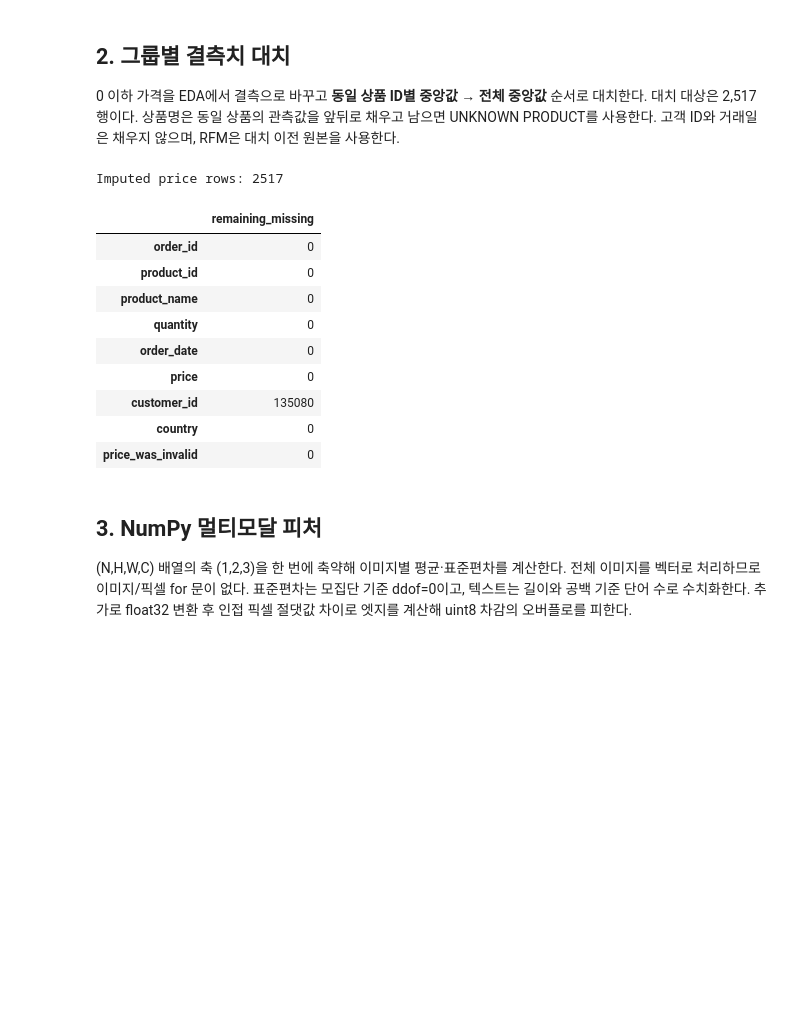
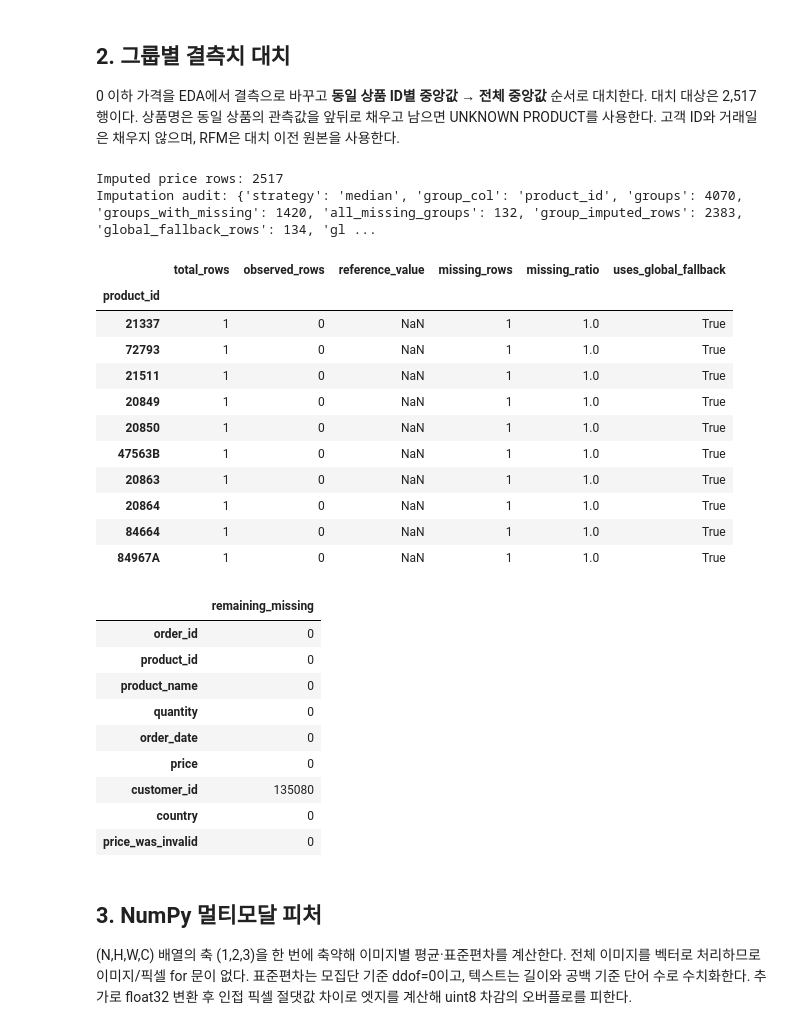
Before and after one commit to 00skgun/codessey_advance, a Jupyter notebook: 1-1/notebooks/analysis_report.ipynb, the cells around one changed output. Cells and saved outputs as stored; diff of their text form; code cells hidden in the pictures; blank space fills up the shorter version.

```diff
--- a/1-1/notebooks/analysis_report.ipynb
+++ b/1-1/notebooks/analysis_report.ipynb
@@ -36,7 +36,11 @@ Rows / raw columns: (541909, 8)
 ## 1. 데이터 구조와 결측
 숫자(가격·수량), 텍스트(상품명), 범주(국가), 날짜를 확인한다. 원본 고객 ID 누락 135,080행은 RFM에서 제외한다. 따라서 분석 결과는 고객 식별이 가능한 거래를 대표하며 전체 방문 고객을 대표하지 않는다.
 # %%
+from scripts.report_evidence import load_config, correlation_pairs
+settings = load_config(ROOT / 'outputs/config_used.json')
+a.analysis_config = settings
 a.raw.info()
+display(a.raw.dtypes.astype(str).value_counts().rename('column_count').to_frame())
 display(a.raw.describe(include='all'))
 display(pd.DataFrame({'raw_missing': a.raw.isna().sum(), 'eda_missing_before': a.df.isna().sum()}))
 # %% [output]
@@ -81,21 +90,36 @@ memory usage: 33.1 MB
 ## 2. 그룹별 결측치 대치
 0 이하 가격을 EDA에서 결측으로 바꾸고 **동일 상품 ID별 중앙값 → 전체 중앙값** 순서로 대치한다. 대치 대상은 2,517행이다. 상품명은 동일 상품의 관측값을 앞뒤로 채우고 남으면 UNKNOWN PRODUCT를 사용한다. 고객 ID와 거래일은 채우지 않으며, RFM은 대치 이전 원본을 사용한다.
 # %%
-a.handle_missing_values(strategy='median', group_col='product_id')
+a.handle_missing(strategy=settings['missing_strategy'], group_col=settings['missing_group_col'])
 print('Imputed price rows:', a.audit['imputed_price'])
+print('Imputation audit:', a.audit['price_imputation'])
+display(a.imputation_details['price'].sort_values('missing_ratio', ascending=False).head(10))
 display(a.df.isna().sum().rename('remaining_missing').to_frame())
 # %% [output]
 Imputed price rows: 2517
+Imputation audit: {'strategy': 'median', 'group_col': 'product_id', 'groups': 4070, 'groups_with_missing': 1420, 'all_missing_groups': 132, 'group_imputed_rows': 2383, 'global_fallback_rows': 134, 'gl ...
-|  | remaining_missing |
-| order_id | 0 |
-| product_id | 0 |
-| product_name | 0 |
-| quantity | 0 |
-| order_date | 0 |
-| price | 0 |
-| customer_id | 135080 |
-| country | 0 |
-| price_was_invalid | 0 |
+|  | total_rows | observed_rows | reference_value | missing_rows | missing_ratio | uses_global_fallback |
+| product_id |  |  |  |  |  |  |
+| 21337 | 1 | 0 | NaN | 1 | 1.0 | True |
+| 72793 | 1 | 0 | NaN | 1 | 1.0 | True |
+| 21511 | 1 | 0 | NaN | 1 | 1.0 | True |
+| 20849 | 1 | 0 | NaN | 1 | 1.0 | True |
+| 20850 | 1 | 0 | NaN | 1 | 1.0 | True |
+| 47563B | 1 | 0 | NaN | 1 | 1.0 | True |
+| 20863 | 1 | 0 | NaN | 1 | 1.0 | True |
+| 20864 | 1 | 0 | NaN | 1 | 1.0 | True |
+| 84664 | 1 | 0 | NaN | 1 | 1.0 | True |
+| 84967A | 1 | 0 | NaN | 1 | 1.0 | True |
+|  | remaining_missing |
+| order_id | 0 |
+| product_id | 0 |
+| product_name | 0 |
+| quantity | 0 |
+| order_date | 0 |
+| price | 0 |
+| customer_id | 135080 |
+| country | 0 |
+| price_was_invalid | 0 |
 # %% [markdown]
 ## 3. NumPy 멀티모달 피처
 (N,H,W,C) 배열의 축 (1,2,3)을 한 번에 축약해 이미지별 평균·표준편차를 계산한다. 전체 이미지를 벡터로 처리하므로 이미지/픽셀 for 문이 없다. 표준편차는 모집단 기준 ddof=0이고, 텍스트는 길이와 공백 기준 단어 수로 수치화한다. 추가로 float32 변환 후 인접 픽셀 절댓값 차이로 엣지를 계산해 uint8 차감의 오버플로를 피한다.
```
Also changed, not shown: parts of 7 cells of this notebook, 20 other files.
